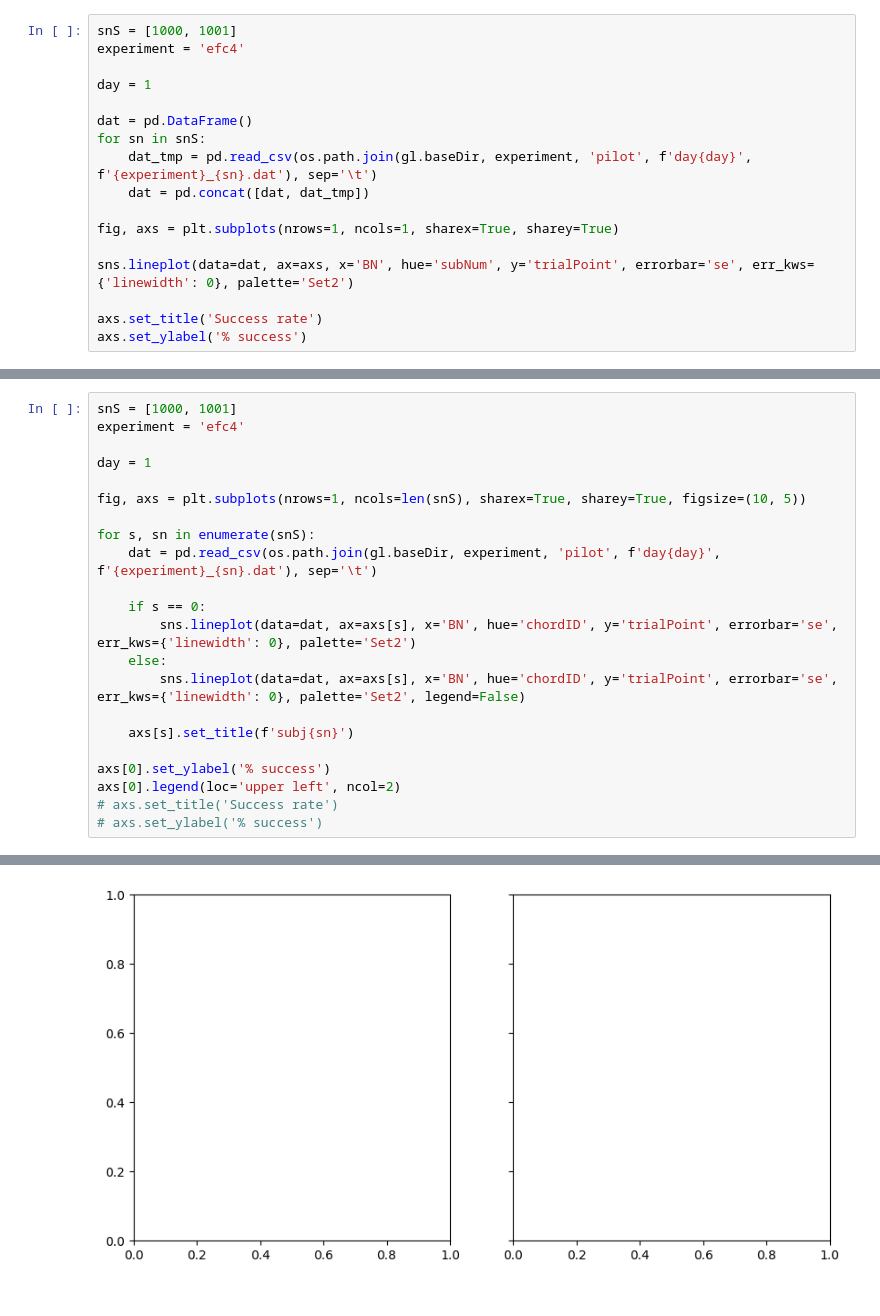
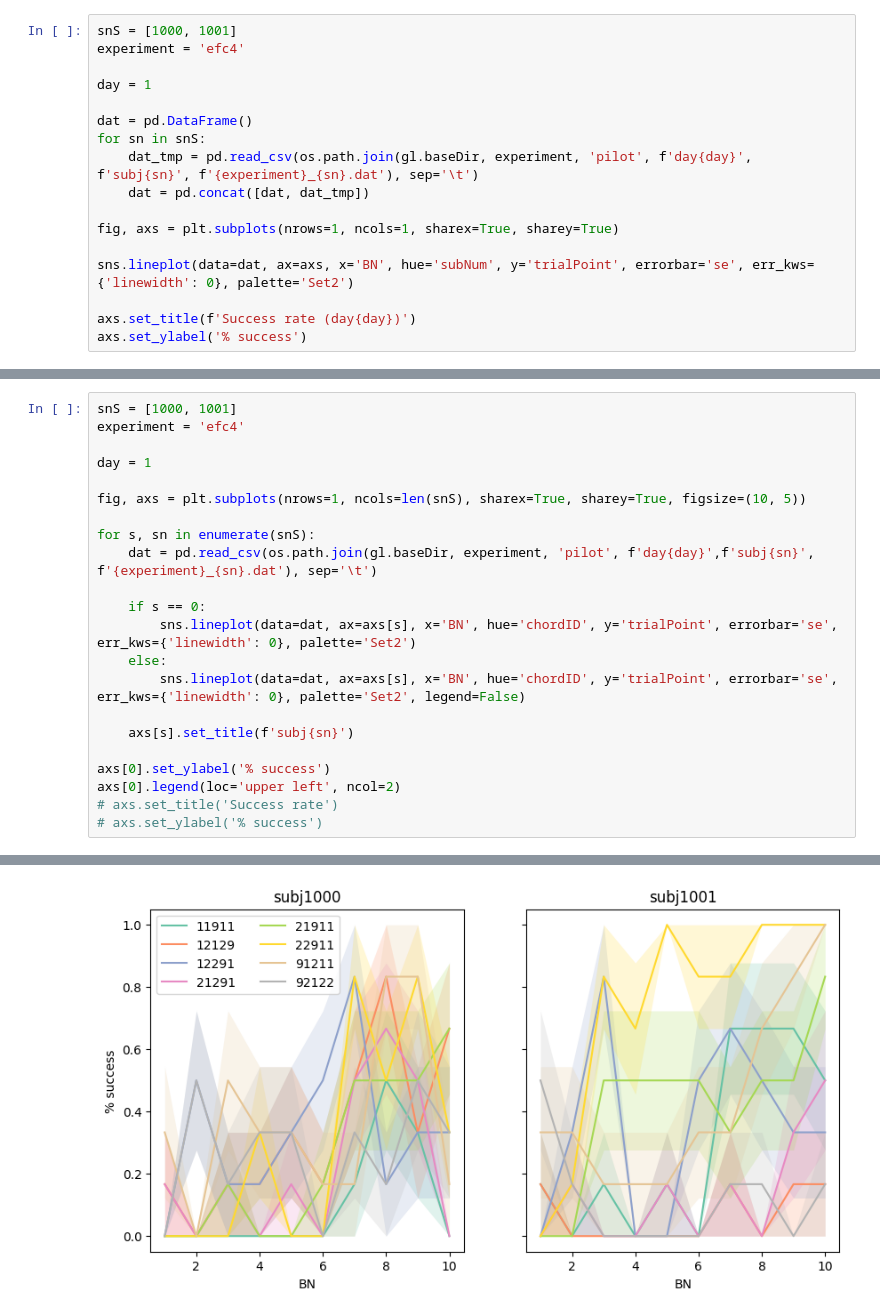
Before and after one commit to mnlmrc/extension-flexion-chords, a Jupyter notebook: efc4/notebooks/pilot.ipynb, the cells around one changed output, grey strips where cells are left out. Saved outputs shown, nothing was run; the diff lists cells and outputs as text.

```diff
--- a/efc4/notebooks/pilot.ipynb
+++ b/efc4/notebooks/pilot.ipynb
@@ -18,13 +20,13 @@ day = 1
 
 dat = pd.DataFrame()
 for sn in snS:
-    dat_tmp = pd.read_csv(os.path.join(gl.baseDir, experiment, 'pilot', f'day{day}', f'{experiment}_{sn}.dat'), sep='\t')
+    dat_tmp = pd.read_csv(os.path.join(gl.baseDir, experiment, 'pilot', f'day{day}', f'subj{sn}', f'{experiment}_{sn}.dat'), sep='\t')
     dat = pd.concat([dat, dat_tmp])
 
 fig, axs = plt.subplots(nrows=1, ncols=1, sharex=True, sharey=True)
 
 sns.lineplot(data=dat, ax=axs, x='BN', hue='subNum', y='trialPoint', errorbar='se', err_kws={'linewidth': 0}, palette='Set2')
 
-axs.set_title('Success rate')
+axs.set_title(f'Success rate (day{day})')
 axs.set_ylabel('% success')
 # %% [output]
@@ -38,7 +41,7 @@ day = 1
 fig, axs = plt.subplots(nrows=1, ncols=len(snS), sharex=True, sharey=True, figsize=(10, 5))
 
 for s, sn in enumerate(snS):
-    dat = pd.read_csv(os.path.join(gl.baseDir, experiment, 'pilot', f'day{day}', f'{experiment}_{sn}.dat'), sep='\t')
+    dat = pd.read_csv(os.path.join(gl.baseDir, experiment, 'pilot', f'day{day}',f'subj{sn}', f'{experiment}_{sn}.dat'), sep='\t')
 
     if s == 0:
         sns.lineplot(data=dat, ax=axs[s], x='BN', hue='chordID', y='trialPoint', errorbar='se', err_kws={'linewidth': 0}, palette='Set2')
@@ -56,4 +59,4 @@ FileNotFoundError: [Errno 2] No such file or directory: '/cifs/diedrichsen/data/
-[figure, old version]
+[figure, new version]
 # %%
 snS = [1000, 1001]
 experiment = 'efc4'
```
Also changed, not shown: parts of 4 cells of this notebook, 2 other files.
